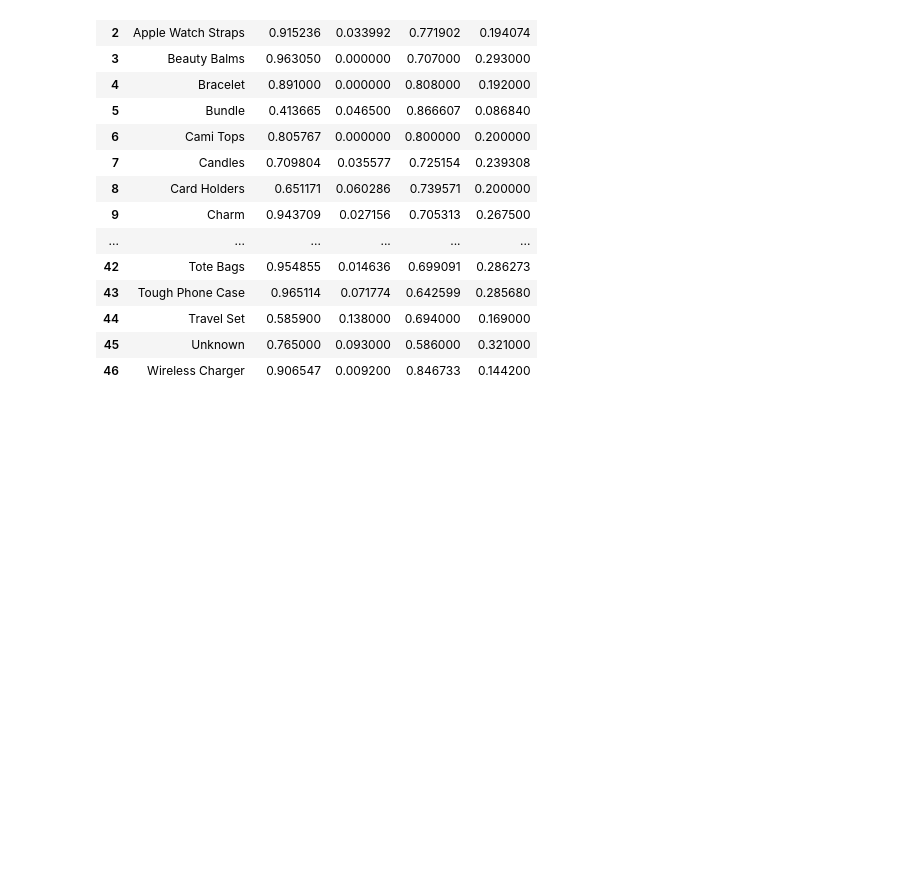
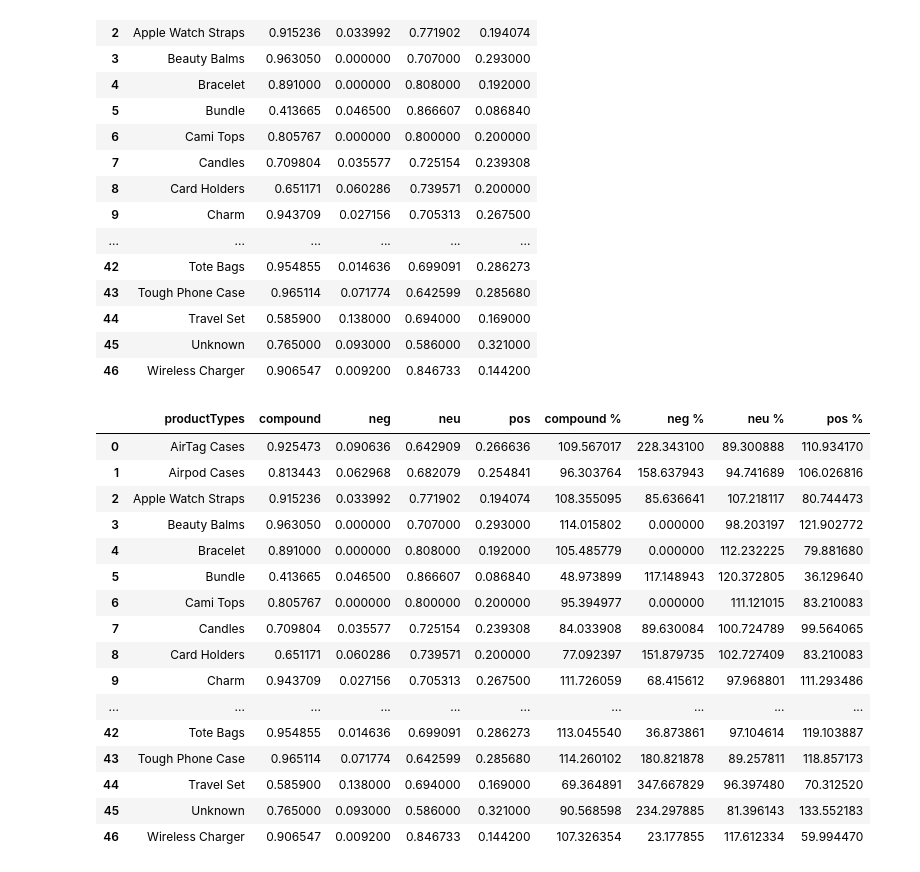
Before and after one commit to Utpal-Mishra/Bidnamics, a Jupyter notebook: Bidnamics.ipynb, the cells around one changed output. Saved outputs shown, nothing was run; the diff lists cells and outputs as text; code cells hidden in the pictures; blank space fills up the shorter version.

```diff
--- a/Bidnamics.ipynb
+++ b/Bidnamics.ipynb
@@ -73,8 +97,8 @@ for i in range(len(data)):
   except:
     data.sizes[i] = 'Unknown'
 
-data.color.fillna("Unknown")
-data.brand.fillna("Unknown")
+data.color = data.color.fillna("Unknown")
+data.brand = data.brand.fillna("Unknown")
 # %% [output]
 A value is trying to be set on a copy of a slice from a DataFrame
 
@@ -321,5 +370,6 @@ sentiment['pos'] = pos
 # %%
-sentiment.groupby(['productTypes']).mean().reset_index()
+sentiment = sentiment.groupby(['productTypes']).mean().reset_index()
+sentiment
 # %% [output]
 |  | productTypes | compound | neg | neu | pos |
 | 0 | AirTag Cases | 0.925473 | 0.090636 | 0.642909 | 0.266636 |
@@ -338,3 +388,28 @@ sentiment.groupby(['productTypes']).mean().reset_index()
 | 44 | Travel Set | 0.585900 | 0.138000 | 0.694000 | 0.169000 |
 | 45 | Unknown | 0.765000 | 0.093000 | 0.586000 | 0.321000 |
 | 46 | Wireless Charger | 0.906547 | 0.009200 | 0.846733 | 0.144200 |
+# %%
+sentiment['compound %'] = sentiment.compound*100/sentiment.compound.mean()
+sentiment['neg %'] = sentiment.neg*100/sentiment.neg.mean()
+sentiment['neu %'] = sentiment.neu*100/sentiment.neu.mean()
+sentiment['pos %'] = sentiment.pos*100/sentiment.pos.mean()
+
+sentiment
+# %% [output]
+|  | productTypes | compound | neg | neu | pos | compound % | neg % | neu % | pos % |
+| 0 | AirTag Cases | 0.925473 | 0.090636 | 0.642909 | 0.266636 | 109.567017 | 228.343100 | 89.300888 | 110.934170 |
+| 1 | Airpod Cases | 0.813443 | 0.062968 | 0.682079 | 0.254841 | 96.303764 | 158.637943 | 94.741689 | 106.026816 |
+| 2 | Apple Watch Straps | 0.915236 | 0.033992 | 0.771902 | 0.194074 | 108.355095 | 85.636641 | 107.218117 | 80.744473 |
+| 3 | Beauty Balms | 0.963050 | 0.000000 | 0.707000 | 0.293000 | 114.015802 | 0.000000 | 98.203197 | 121.902772 |
+| 4 | Bracelet | 0.891000 | 0.000000 | 0.808000 | 0.192000 | 105.485779 | 0.000000 | 112.232225 | 79.881680 |
+| 5 | Bundle | 0.413665 | 0.046500 | 0.866607 | 0.086840 | 48.973899 | 117.148943 | 120.372805 | 36.129640 |
+| 6 | Cami Tops | 0.805767 | 0.000000 | 0.800000 | 0.200000 | 95.394977 | 0.000000 | 111.121015 | 83.210083 |
+| 7 | Candles | 0.709804 | 0.035577 | 0.725154 | 0.239308 | 84.033908 | 89.630084 | 100.724789 | 99.564065 |
+| 8 | Card Holders | 0.651171 | 0.060286 | 0.739571 | 0.200000 | 77.092397 | 151.879735 | 102.727409 | 83.210083 |
+| 9 | Charm | 0.943709 | 0.027156 | 0.705313 | 0.267500 | 111.726059 | 68.415612 | 97.968801 | 111.293486 |
+| ... | ... | ... | ... | ... | ... | ... | ... | ... | ... |
+| 42 | Tote Bags | 0.954855 | 0.014636 | 0.699091 | 0.286273 | 113.045540 | 36.873861 | 97.104614 | 119.103887 |
+| 43 | Tough Phone Case | 0.965114 | 0.071774 | 0.642599 | 0.285680 | 114.260102 | 180.821878 | 89.257811 | 118.857173 |
+| 44 | Travel Set | 0.585900 | 0.138000 | 0.694000 | 0.169000 | 69.364891 | 347.667829 | 96.397480 | 70.312520 |
+| 45 | Unknown | 0.765000 | 0.093000 | 0.586000 | 0.321000 | 90.568598 | 234.297885 | 81.396143 | 133.552183 |
+| 46 | Wireless Charger | 0.906547 | 0.009200 | 0.846733 | 0.144200 | 107.326354 | 23.177855 | 117.612334 | 59.994470 |
```
Also changed, not shown: parts of 67 cells of this notebook.
